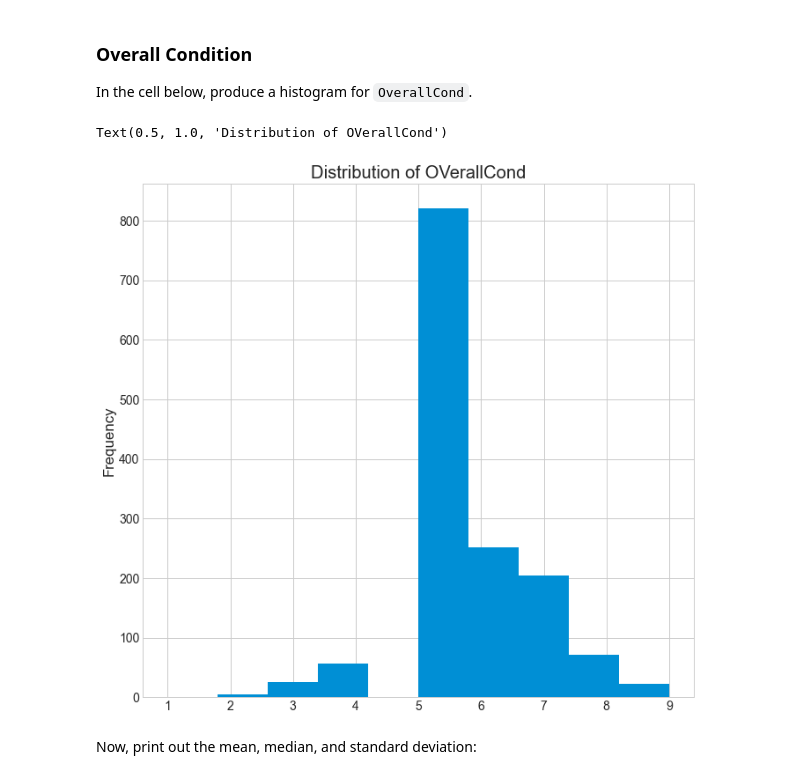
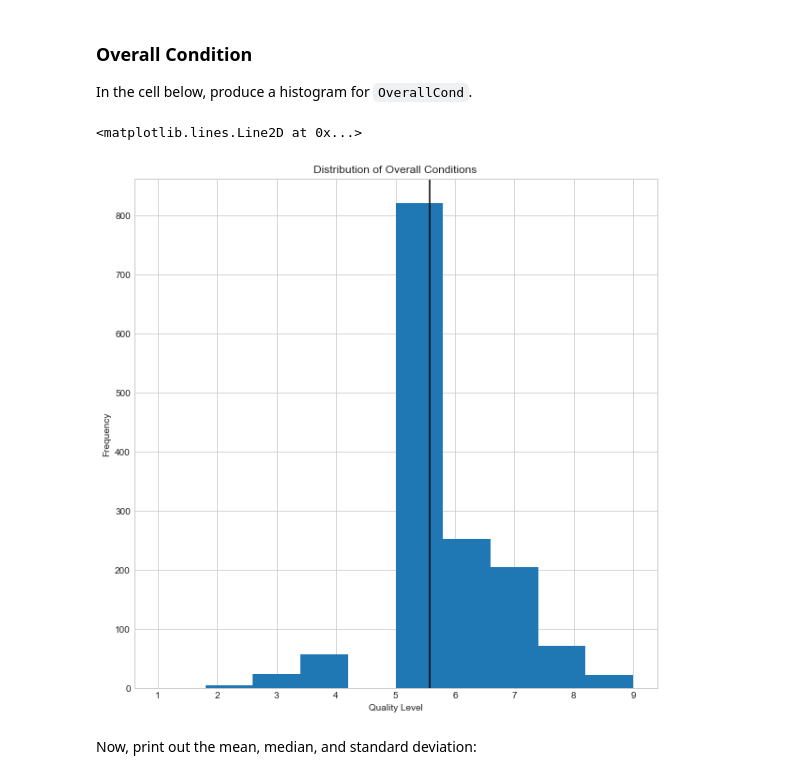
Before and after one commit to mikeyo4800/dsc-pandas-eda-lab, a Jupyter notebook: index.ipynb, the cells around one changed output. Saved outputs shown, nothing was run; the diff lists cells and outputs as text; code cells hidden in the pictures.

```diff
--- a/index.ipynb
+++ b/index.ipynb
@@ -243,10 +251,12 @@ In the cell below, produce a histogram for `OverallCond`.
 # %%
 # Your code here
 ax2 = df['OverallCond'].plot.hist()
-ax2.set_title('Distribution of OVerallCond')
+ax2.set_title('Distribution of Overall Conditions')
+ax2.set_xlabel('Quality Level')
+ax2.axvline(df.OverallCond.mean(), color='black')
 # %% [output]
-Text(0.5, 1.0, 'Distribution of OVerallCond')
+<matplotlib.lines.Line2D at 0x...>
-[figure, old version]
+[figure, new version]
 # %% [markdown]
 Now, print out the mean, median, and standard deviation:
 # %%
```
Also changed, not shown: parts of 16 cells of this notebook.
